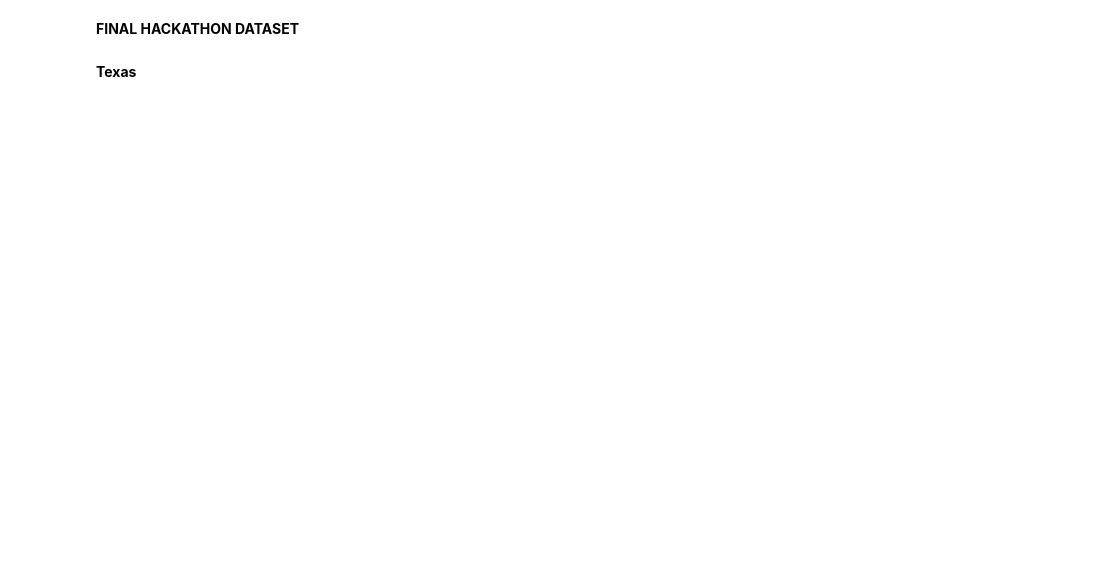
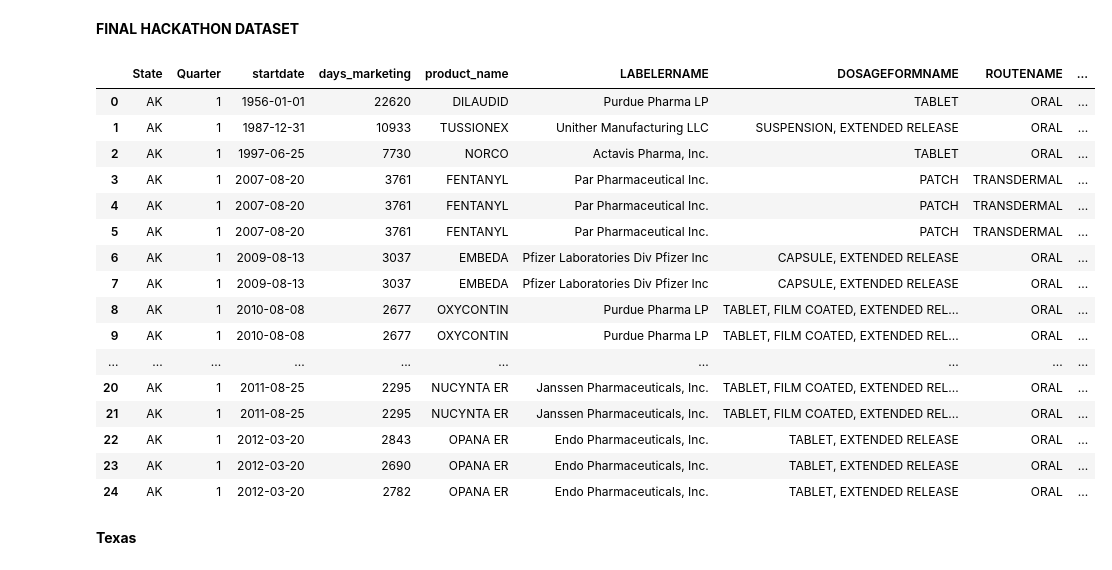
Before and after one commit to cordun2013/hackathon, a Jupyter notebook: CMS State Utilization Date - Legitimate Rx Drug Supply-Converted_To_Grams.ipynb, the cells around one changed output. Cells and saved outputs as stored; diff of their text form; code cells hidden in the pictures; blank space fills up the shorter version.

```diff
--- a/CMS State Utilization Date - Legitimate Rx Drug Supply-Converted_To_Grams.ipynb
+++ b/CMS State Utilization Date - Legitimate Rx Drug Supply-Converted_To_Grams.ipynb
@@ -405,8 +426,26 @@ cms17_stats_fin.fillna(value=0, inplace=True)
 <b>FINAL HACKATHON DATASET</b>
 # %%
 #this is the datset we will use
-supply_index_2017 = cms17_stats_fin[['State', 'Quarter', 'startdate','product_name', 'LABELERNAME', 'DOSAGEFORMNAME', 'ROUTENAME', 'legit_supply']]
+supply_index_2017 = cms17_stats_fin[['State', 'Quarter', 'startdate', 'days_marketing', 'product_name', 'LABELERNAME', 'DOSAGEFORMNAME', 'ROUTENAME', 'legit_supply']]
 supply_index_2017.head(25)
+# %% [output]
+|  | State | Quarter | startdate | days_marketing | product_name | LABELERNAME | DOSAGEFORMNAME | ROUTENAME | ... |
+| 0 | AK | 1 | 1956-01-01 | 22620 | DILAUDID | Purdue Pharma LP | TABLET | ORAL | ... |
+| 1 | AK | 1 | 1987-12-31 | 10933 | TUSSIONEX | Unither Manufacturing LLC | SUSPENSION, EXTENDED RELEASE | ORAL | ... |
+| 2 | AK | 1 | 1997-06-25 | 7730 | NORCO | Actavis Pharma, Inc. | TABLET | ORAL | ... |
+| 3 | AK | 1 | 2007-08-20 | 3761 | FENTANYL | Par Pharmaceutical Inc. | PATCH | TRANSDERMAL | ... |
+| 4 | AK | 1 | 2007-08-20 | 3761 | FENTANYL | Par Pharmaceutical Inc. | PATCH | TRANSDERMAL | ... |
+| 5 | AK | 1 | 2007-08-20 | 3761 | FENTANYL | Par Pharmaceutical Inc. | PATCH | TRANSDERMAL | ... |
+| 6 | AK | 1 | 2009-08-13 | 3037 | EMBEDA | Pfizer Laboratories Div Pfizer Inc | CAPSULE, EXTENDED RELEASE | ORAL | ... |
+| 7 | AK | 1 | 2009-08-13 | 3037 | EMBEDA | Pfizer Laboratories Div Pfizer Inc | CAPSULE, EXTENDED RELEASE | ORAL | ... |
+| 8 | AK | 1 | 2010-08-08 | 2677 | OXYCONTIN | Purdue Pharma LP | TABLET, FILM COATED, EXTENDED REL... | ORAL | ... |
+| 9 | AK | 1 | 2010-08-08 | 2677 | OXYCONTIN | Purdue Pharma LP | TABLET, FILM COATED, EXTENDED REL... | ORAL | ... |
+| ... | ... | ... | ... | ... | ... | ... | ... | ... | ... |
+| 20 | AK | 1 | 2011-08-25 | 2295 | NUCYNTA ER | Janssen Pharmaceuticals, Inc. | TABLET, FILM COATED, EXTENDED REL... | ORAL | ... |
+| 21 | AK | 1 | 2011-08-25 | 2295 | NUCYNTA ER | Janssen Pharmaceuticals, Inc. | TABLET, FILM COATED, EXTENDED REL... | ORAL | ... |
+| 22 | AK | 1 | 2012-03-20 | 2843 | OPANA ER | Endo Pharmaceuticals, Inc. | TABLET, EXTENDED RELEASE | ORAL | ... |
+| 23 | AK | 1 | 2012-03-20 | 2690 | OPANA ER | Endo Pharmaceuticals, Inc. | TABLET, EXTENDED RELEASE | ORAL | ... |
+| 24 | AK | 1 | 2012-03-20 | 2782 | OPANA ER | Endo Pharmaceuticals, Inc. | TABLET, EXTENDED RELEASE | ORAL | ... |
 # %% [markdown]
 <b>Texas</b>
 # %%
```
Also changed, not shown: parts of 6 cells of this notebook.
